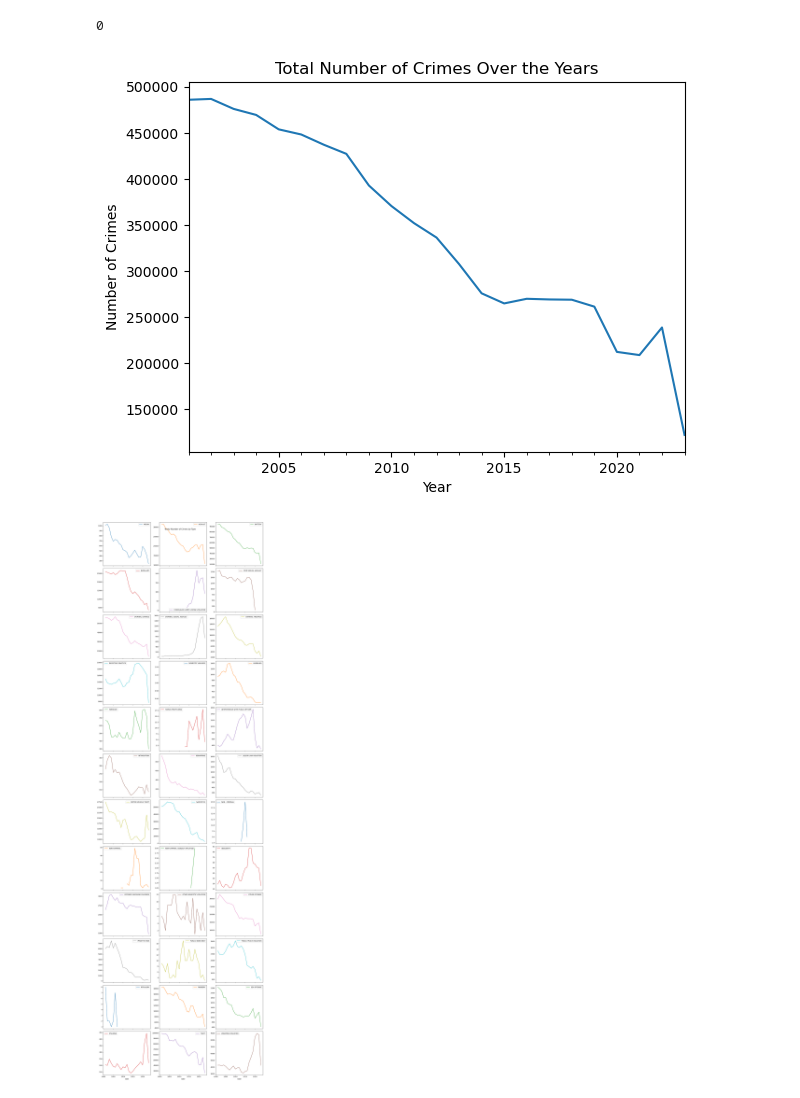
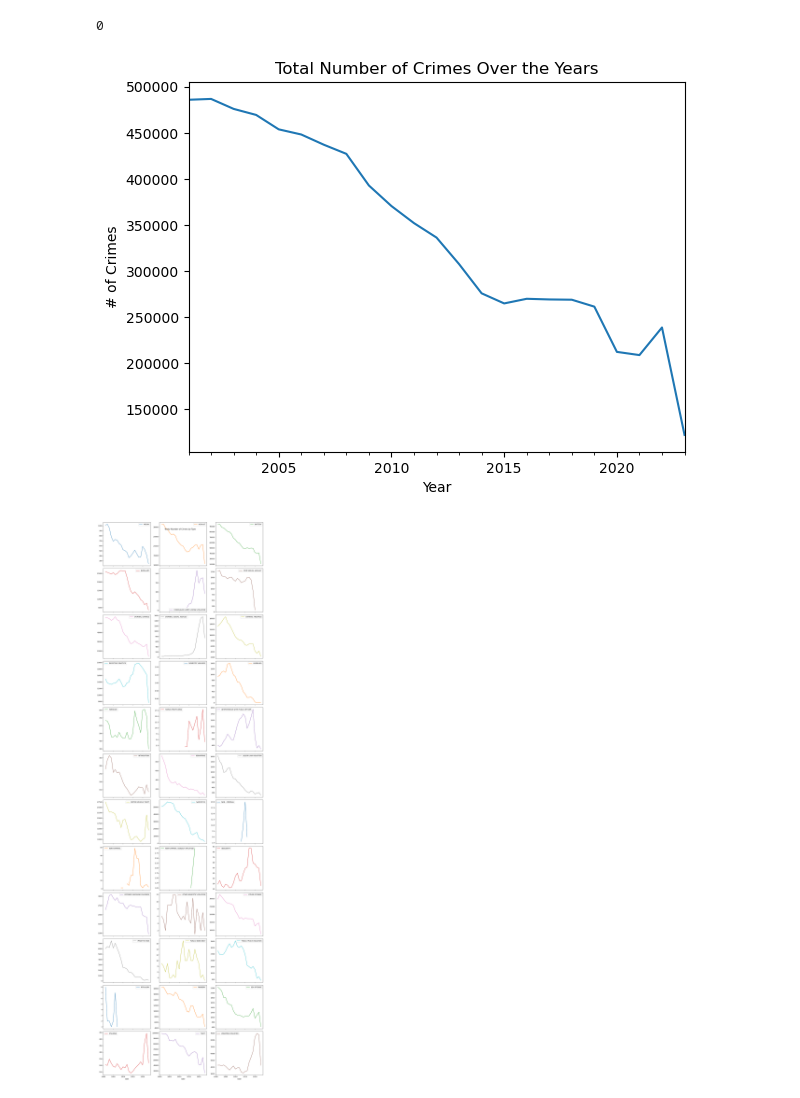
Before and after one commit to hgploutz/Project-4, a Jupyter notebook: Project 4 Notebook.ipynb, the cells around one changed output. Drawn from its saved outputs; the diff is of its cells as text; code cells hidden in the pictures.

```diff
--- a/Project 4 Notebook.ipynb
+++ b/Project 4 Notebook.ipynb
@@ -144,11 +145,11 @@ df_yearly_crime.isna().sum()
 # %%
 # Plot total crimes across years
 df_yearly_crime.plot(kind='line', title='Total Number of Crimes Over the Years')
 plt.xlabel('Year')
-plt.ylabel('Number of Crimes')
+plt.ylabel('# of Crimes')
 plt.show()
 # %% [output]
-[figure, old version]
+[figure, new version]
 # %%
 # Group data by crime type and year and count occurrences
 crime_by_year = merged_df.dropna().copy #drop null values
```
Also changed, not shown: parts of 1 cell of this notebook.
